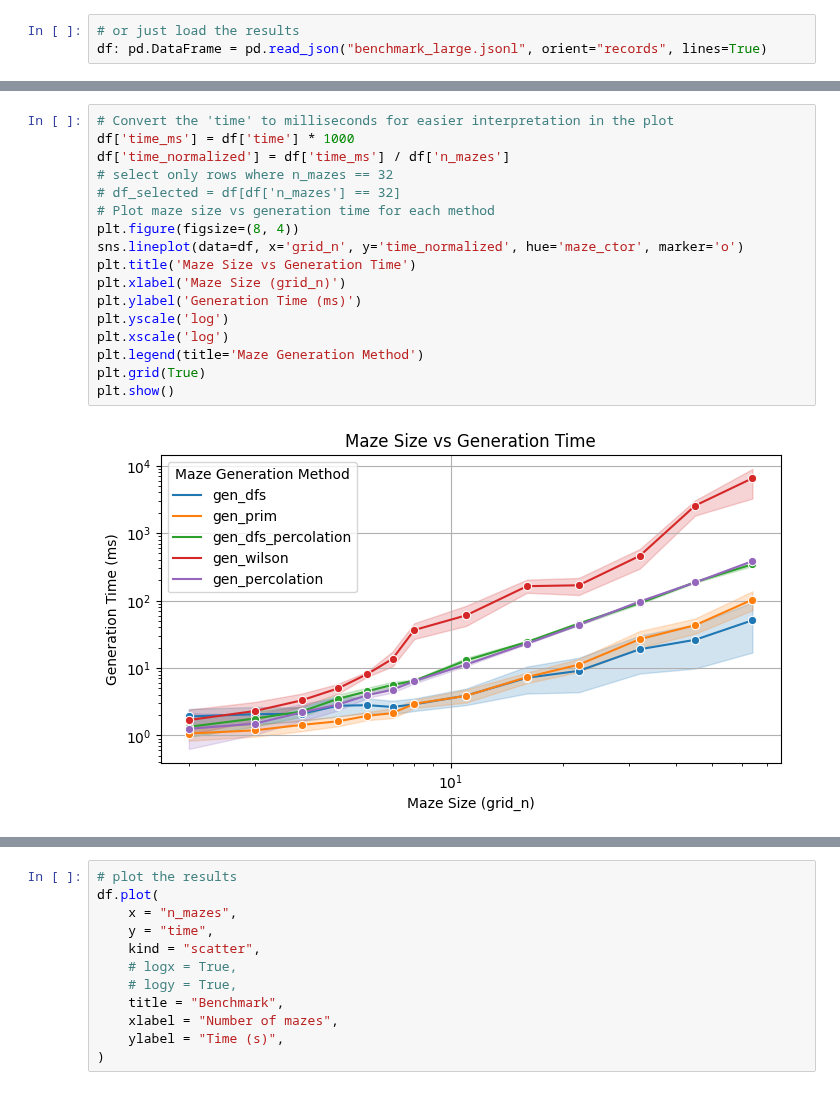
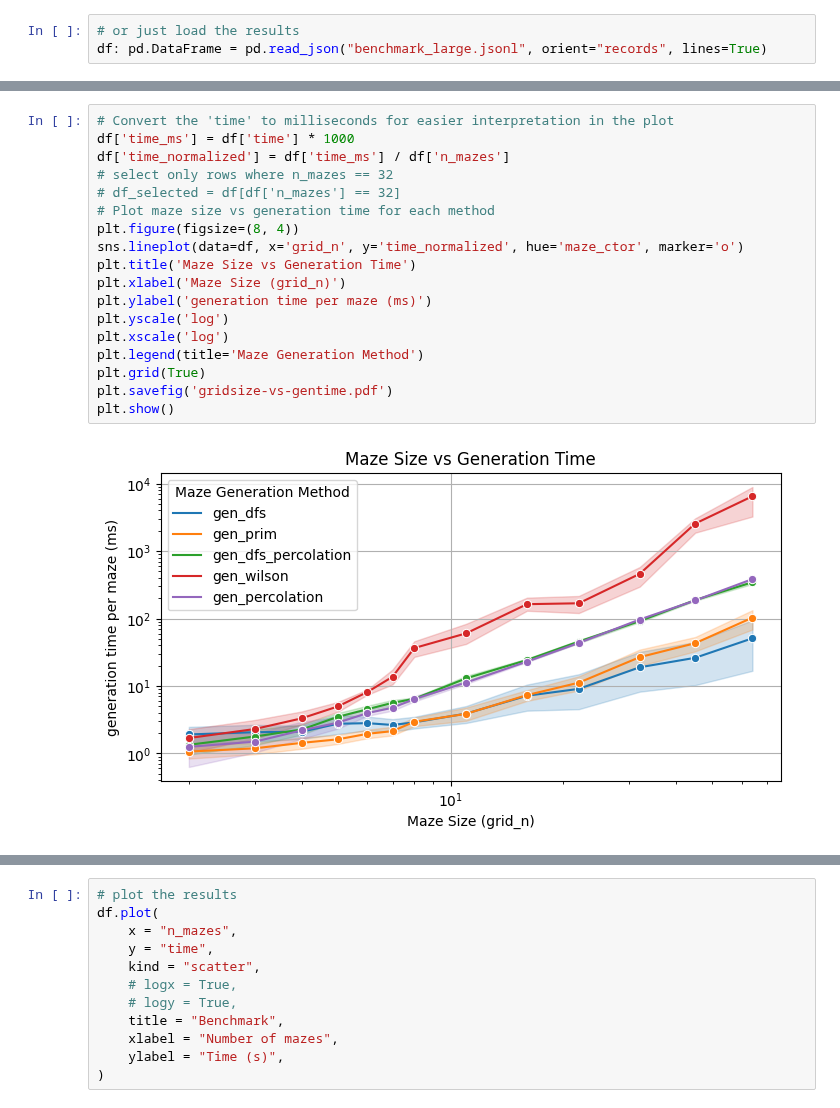
Before and after one commit to understanding-search/maze-dataset, a Jupyter notebook: docs/benchmarks/benchmark_analysis.ipynb, the cells around one changed output, grey strips where cells are left out. Drawn from its saved outputs; the diff is of its cells as text.

```diff
--- a/docs/benchmarks/benchmark_analysis.ipynb
+++ b/docs/benchmarks/benchmark_analysis.ipynb
@@ -65,19 +65,20 @@ print(latex_table)
 # %%
 # Convert the 'time' to milliseconds for easier interpretation in the plot
 df['time_ms'] = df['time'] * 1000
 df['time_normalized'] = df['time_ms'] / df['n_mazes']
 # select only rows where n_mazes == 32
 # df_selected = df[df['n_mazes'] == 32]
 # Plot maze size vs generation time for each method
 plt.figure(figsize=(8, 4))
 sns.lineplot(data=df, x='grid_n', y='time_normalized', hue='maze_ctor', marker='o')
 plt.title('Maze Size vs Generation Time')
 plt.xlabel('Maze Size (grid_n)')
-plt.ylabel('Generation Time (ms)')
+plt.ylabel('generation time per maze (ms)')
 plt.yscale('log')
 plt.xscale('log')
 plt.legend(title='Maze Generation Method')
 plt.grid(True)
+plt.savefig('gridsize-vs-gentime.pdf')
 plt.show()
 # %% [output]
-[figure, old version]
+[figure, new version]
```
Also changed, not shown: parts of 2 cells of this notebook, 2 other files.
